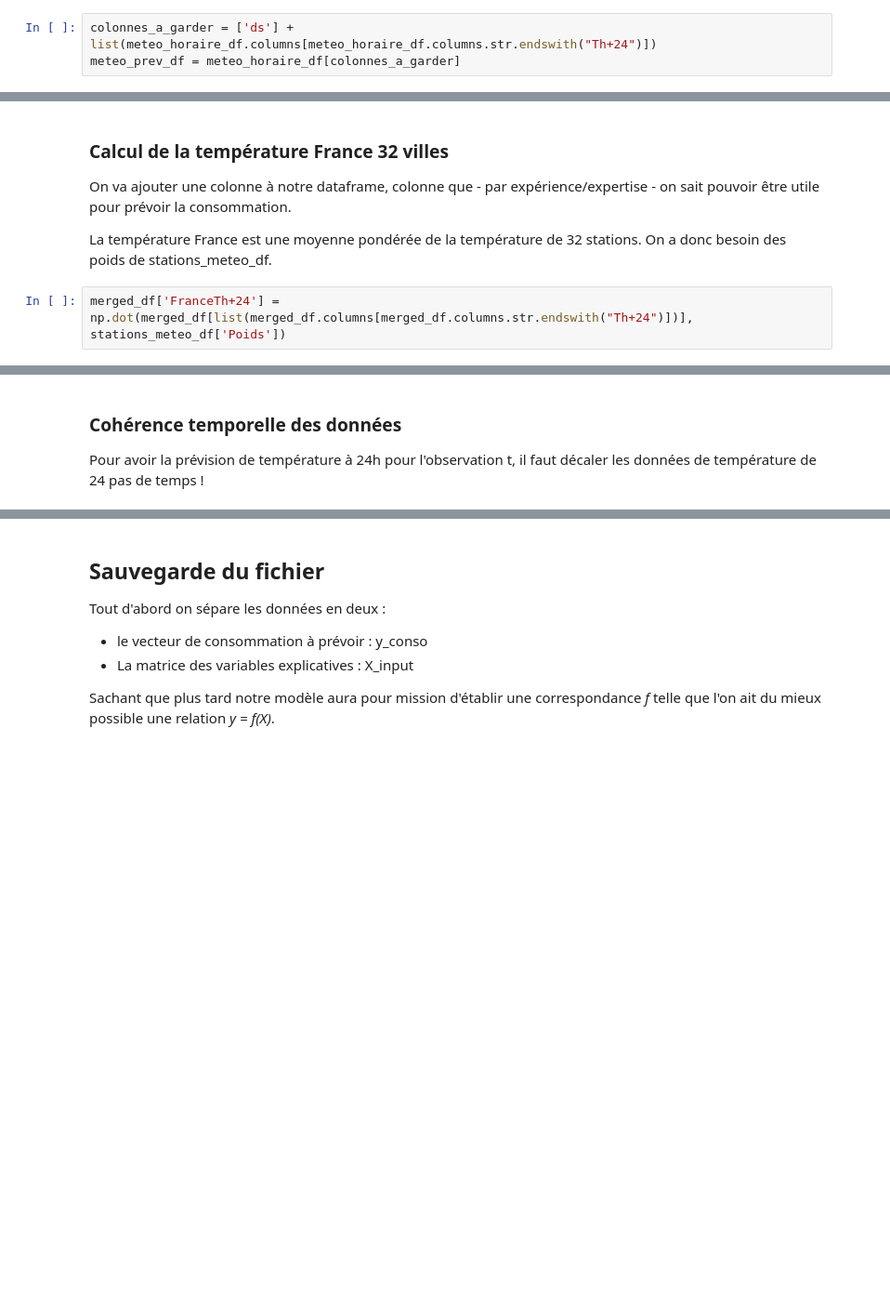
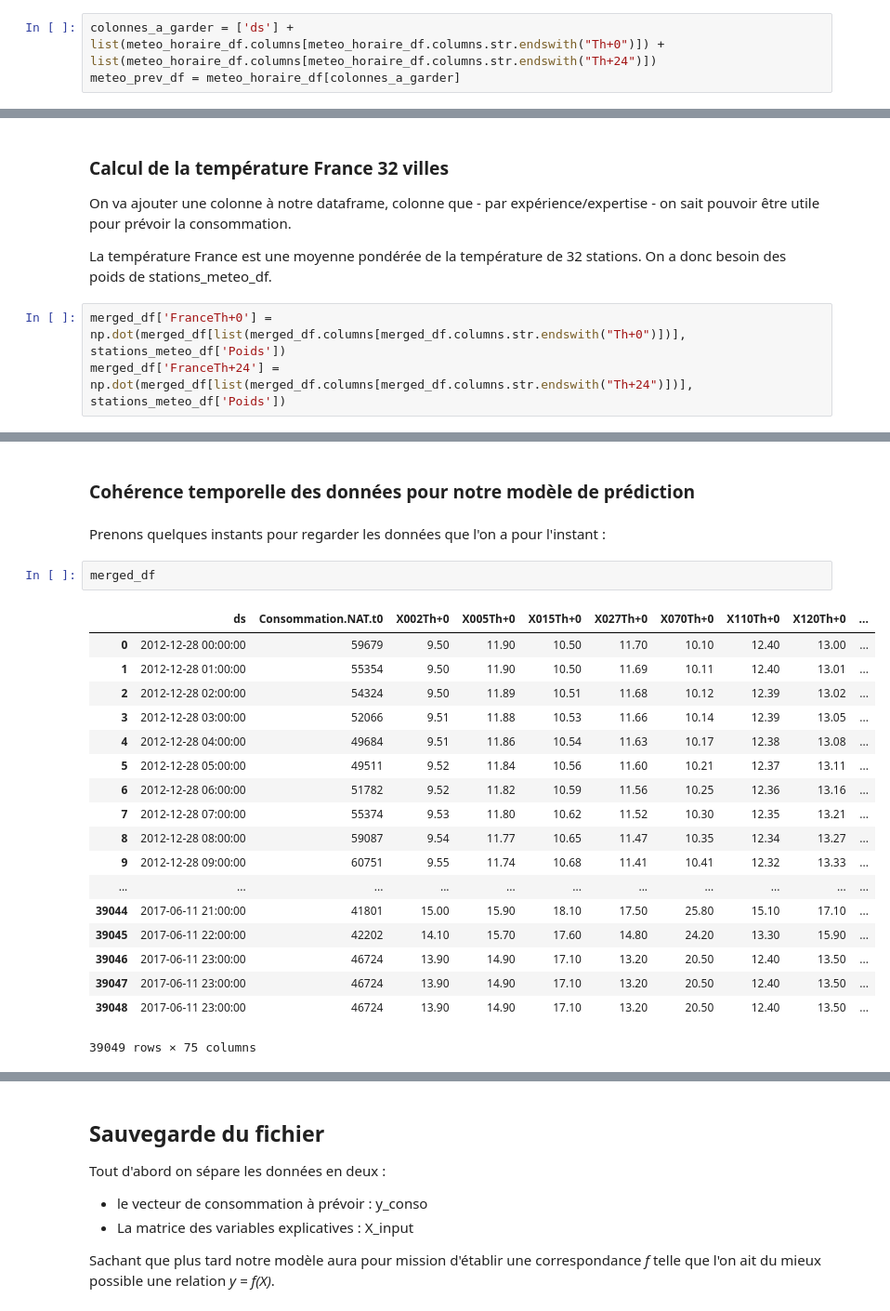
Before and after one commit to marota/TP_Formation_Conso_MachineLearning, a Jupyter notebook: TP1_Preparation_donnees.ipynb, the cells around one changed output, grey strips where cells are left out. Shown at 93% size. Saved outputs shown, nothing was run; the diff lists cells and outputs as text; blank space fills up the shorter version.

```diff
--- a/TP1_Preparation_donnees.ipynb
+++ b/TP1_Preparation_donnees.ipynb
@@ -243,5 +392,5 @@ Pour se mettre dans le cadre d'un exercice de prévision, et toujours dans l'id
 # %%
-colonnes_a_garder = ['ds'] + list(meteo_horaire_df.columns[meteo_horaire_df.columns.str.endswith("Th+24")])
+colonnes_a_garder = ['ds'] + list(meteo_horaire_df.columns[meteo_horaire_df.columns.str.endswith("Th+0")]) + list(meteo_horaire_df.columns[meteo_horaire_df.columns.str.endswith("Th+24")])
 meteo_prev_df = meteo_horaire_df[colonnes_a_garder]
 # %%
 print(meteo_prev_df.head(5))
@@ -403,6 +616,7 @@ On va ajouter une colonne à notre dataframe, colonne que - par expérience/expe
 
 La température France est une moyenne pondérée de la température de 32 stations. On a donc besoin des poids de stations_meteo_df.
 # %%
+merged_df['FranceTh+0'] = np.dot(merged_df[list(merged_df.columns[merged_df.columns.str.endswith("Th+0")])], stations_meteo_df['Poids'])
 merged_df['FranceTh+24'] = np.dot(merged_df[list(merged_df.columns[merged_df.columns.str.endswith("Th+24")])], stations_meteo_df['Poids'])
 # %%
 print(merged_df.shape)
@@ -410,4 +641,25 @@ print(merged_df.columns)
-# %% [markdown]
-### Cohérence temporelle des données
-
-Pour avoir la prévision de température à 24h pour l'observation t, il faut décaler les données de température de 24 pas de temps !
+# %% [markdown]
+### Cohérence temporelle des données pour notre modèle de prédiction
+# %% [markdown]
+Prenons quelques instants pour regarder les données que l'on a pour l'instant :
+# %%
+merged_df
+# %% [output]
+|  | ds | Consommation.NAT.t0 | X002Th+0 | X005Th+0 | X015Th+0 | X027Th+0 | X070Th+0 | X110Th+0 | X120Th+0 | ... |
+| 0 | 2012-12-28 00:00:00 | 59679 | 9.50 | 11.90 | 10.50 | 11.70 | 10.10 | 12.40 | 13.00 | ... |
+| 1 | 2012-12-28 01:00:00 | 55354 | 9.50 | 11.90 | 10.50 | 11.69 | 10.11 | 12.40 | 13.01 | ... |
+| 2 | 2012-12-28 02:00:00 | 54324 | 9.50 | 11.89 | 10.51 | 11.68 | 10.12 | 12.39 | 13.02 | ... |
+| 3 | 2012-12-28 03:00:00 | 52066 | 9.51 | 11.88 | 10.53 | 11.66 | 10.14 | 12.39 | 13.05 | ... |
+| 4 | 2012-12-28 04:00:00 | 49684 | 9.51 | 11.86 | 10.54 | 11.63 | 10.17 | 12.38 | 13.08 | ... |
+| 5 | 2012-12-28 05:00:00 | 49511 | 9.52 | 11.84 | 10.56 | 11.60 | 10.21 | 12.37 | 13.11 | ... |
+| 6 | 2012-12-28 06:00:00 | 51782 | 9.52 | 11.82 | 10.59 | 11.56 | 10.25 | 12.36 | 13.16 | ... |
+| 7 | 2012-12-28 07:00:00 | 55374 | 9.53 | 11.80 | 10.62 | 11.52 | 10.30 | 12.35 | 13.21 | ... |
+| 8 | 2012-12-28 08:00:00 | 59087 | 9.54 | 11.77 | 10.65 | 11.47 | 10.35 | 12.34 | 13.27 | ... |
+| 9 | 2012-12-28 09:00:00 | 60751 | 9.55 | 11.74 | 10.68 | 11.41 | 10.41 | 12.32 | 13.33 | ... |
+| ... | ... | ... | ... | ... | ... | ... | ... | ... | ... | ... |
+| 39044 | 2017-06-11 21:00:00 | 41801 | 15.00 | 15.90 | 18.10 | 17.50 | 25.80 | 15.10 | 17.10 | ... |
+| 39045 | 2017-06-11 22:00:00 | 42202 | 14.10 | 15.70 | 17.60 | 14.80 | 24.20 | 13.30 | 15.90 | ... |
+| 39046 | 2017-06-11 23:00:00 | 46724 | 13.90 | 14.90 | 17.10 | 13.20 | 20.50 | 12.40 | 13.50 | ... |
+| 39047 | 2017-06-11 23:00:00 | 46724 | 13.90 | 14.90 | 17.10 | 13.20 | 20.50 | 12.40 | 13.50 | ... |
+| 39048 | 2017-06-11 23:00:00 | 46724 | 13.90 | 14.90 | 17.10 | 13.20 | 20.50 | 12.40 | 13.50 | ... |
+39049 rows × 75 columns
```
Also changed, not shown: parts of 28 cells of this notebook, 7 other files.
